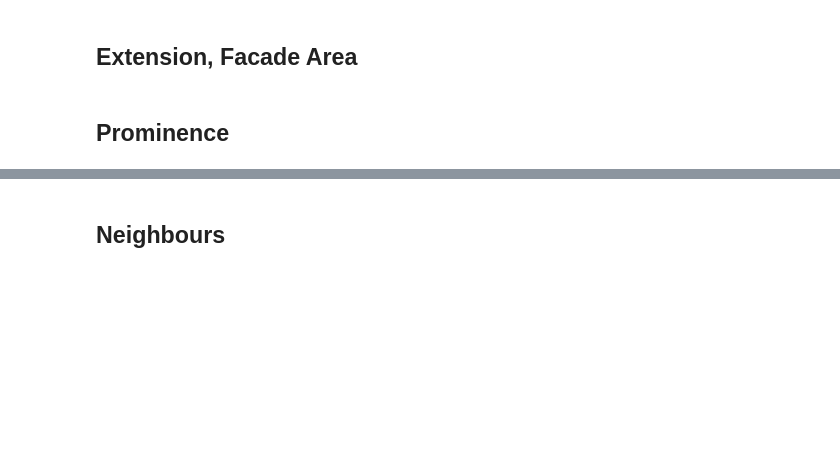
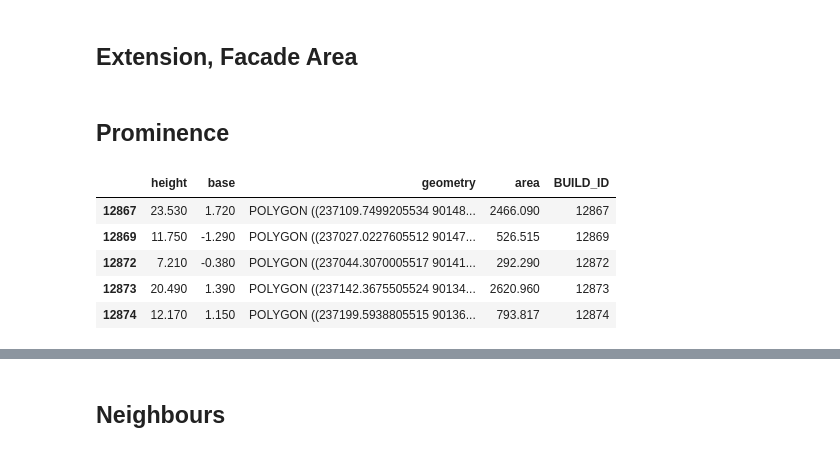
Before and after one commit to g-filomena/Computational-Image-of-the-City, a Jupyter notebook: 4_Landmarks_extraction.ipynb, the cells around one changed output, grey strips where cells are left out. Saved outputs shown, nothing was run; the diff lists cells and outputs as text; code cells hidden in the pictures; blank space fills up the shorter version.

```diff
--- a/4_Landmarks_extraction.ipynb
+++ b/4_Landmarks_extraction.ipynb
@@ -92,3 +92,12 @@ buildings_clip['facade_area']=buildings_clip['height']*(buildings_clip.width)
 # %%
 buildings_clip['prominence']=0.0
 # a dataset containing a larger region of buildings than the one object of analyis is required here
+# %%
+buildings_clip.head()
+# %% [output]
+|  | height | base | geometry | area | BUILD_ID |
+| 12867 | 23.530 | 1.720 | POLYGON ((237109.7499205534 90148... | 2466.090 | 12867 |
+| 12869 | 11.750 | -1.290 | POLYGON ((237027.0227605512 90147... | 526.515 | 12869 |
+| 12872 | 7.210 | -0.380 | POLYGON ((237044.3070005517 90141... | 292.290 | 12872 |
+| 12873 | 20.490 | 1.390 | POLYGON ((237142.3675505524 90134... | 2620.960 | 12873 |
+| 12874 | 12.170 | 1.150 | POLYGON ((237199.5938805515 90136... | 793.817 | 12874 |
```
Also changed, not shown: parts of 9 cells of this notebook, 5 other files.
